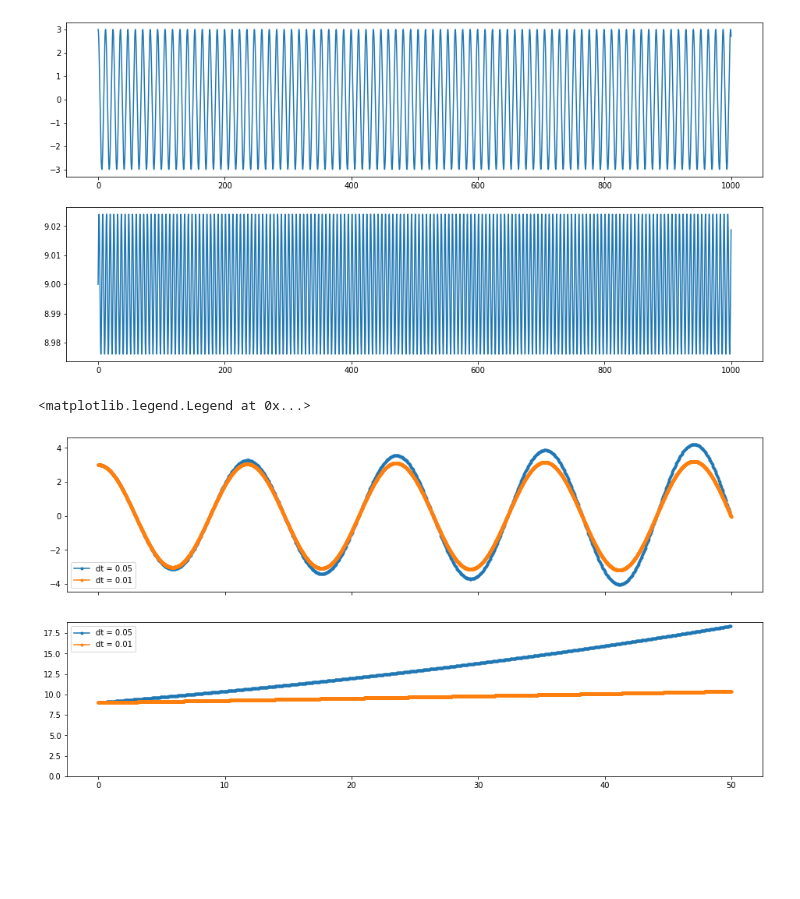
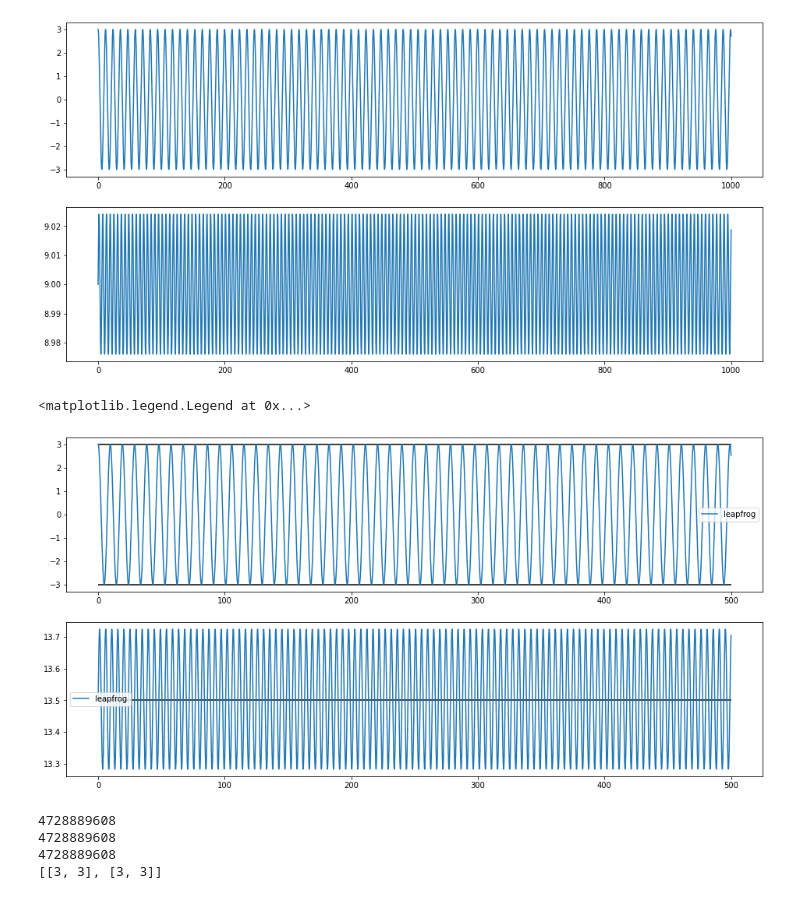
Before and after one commit to mohnjahoney/REU_physics, a Jupyter notebook: molecular_dynamics/molecular dynamics.ipynb, the cells around one changed output. Saved outputs shown, nothing was run; the diff lists cells and outputs as text; code cells hidden in the pictures; blank space fills up the shorter version.

```diff
--- a/molecular_dynamics/molecular dynamics.ipynb
+++ b/molecular_dynamics/molecular dynamics.ipynb
@@ -118,7 +149,7 @@ The smallest value for dt looks pretty good.
 But what if we want to model an oscillator that is running for $10^3$ periods?
 # %%
 # Simulate 1000 periods.
-N = YOUFILLIN # 10**6
+N = 10**6 # YOUFILLIN
 dt = 0.01
 
 # Choose initial conditions
@@ -234,16 +270,3 @@ ax[1].plot(times, energies, '-', label='dt = {}'.format(dt))
 # %% [output]
 [<matplotlib.lines.Line2D at 0x...>]
 [figure]
-# %%
-# Let's package things up a little more neatly.
-
-def SHO_euler_step_(x, v, k, m, dt):
-    # Present as playing with the order of the computation of x and v as a way toward leapfrog.
-    net_force = -k * x
-    a = net_force / m
-    x += v * dt
-    v += a * dt
-    return x, v
-# %% [output]
-<matplotlib.legend.Legend at 0x...>
-[figure, removed]
@@ -249,0 +324,49 @@ def SHO_euler_step_(x, v, k, m, dt):
+# %%
+k = 3.0
+m = 7.0
+
+phase_pt0 = [3.0, 0.0]
+t0 = 0
+T = 500
+
+N = 10000
+
+accel_func = lambda phase_pt: SHO_accel(x=phase_pt[0], k=k, m=m)
+
+fig, ax = plt.subplots(nrows=2, ncols=1, figsize=(16, 8))
+
+# Euler forward
+# phase_pts, times = integrate(phase_pt0=phase_pt0, accel_func=accel_func, step_func=euler_step, t0=t0, T=T, N=N)
+# ax[0].plot(times, phase_pts[:, 0], '-', label='euler forward')
+# ax[1].plot(times, SHO_energy(phase_pts[:, 0], phase_pts[:, 1], k, m), label='euler forward')
+
+# Leapfrog(ish)
+phase_pts, times = integrate(phase_pt0=phase_pt0, accel_func=accel_func, step_func=euler_step2, t0=t0, T=T, N=N)
+ax[0].plot(times, phase_pts[:, 0], '-', label='leapfrog')
+ax[1].plot(times, SHO_energy(phase_pts[:, 0], phase_pts[:, 1], k, m), label='leapfrog')
+
+ax[0].hlines(phase_pt0[0], 0, T)
+ax[0].hlines(-phase_pt0[0], 0, T)
+ax[1].hlines(SHO_energy(phase_pt0[0], phase_pt0[1], k, m), 0, T)
+
+ax[0].legend()
+ax[1].legend()
+# %% [output]
+<matplotlib.legend.Legend at 0x...>
+[figure, added]
+# %%
+# ASIDE: A python puzzle
+
+LOLs = [[2,3]]
+print(id(LOLs[0]))
+listA = LOLs[0]
+print(id(listA))
+listA[0] += 1
+print(id(listA))
+LOLs.append(listA)
+print(LOLs)
+# %% [output]
+4728889608
+4728889608
+4728889608
+[[3, 3], [3, 3]]
```
Also changed, not shown: parts of 18 cells of this notebook.
